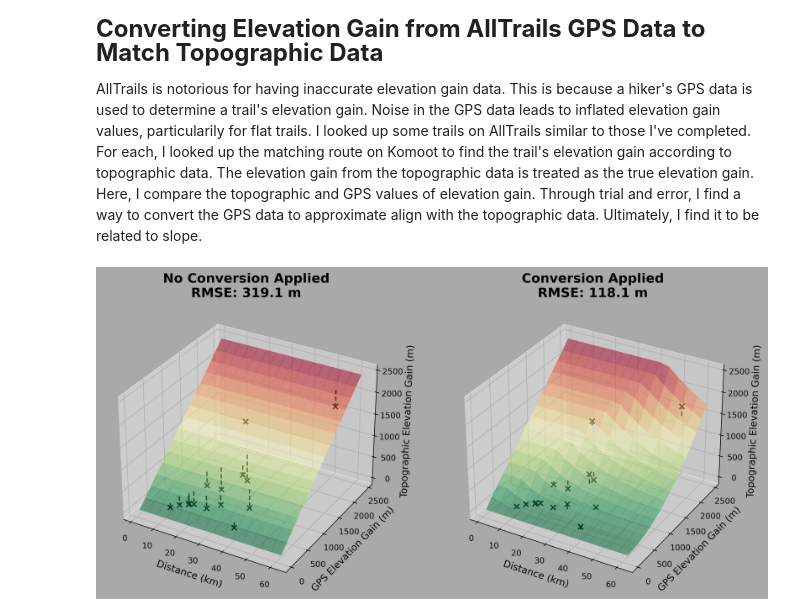
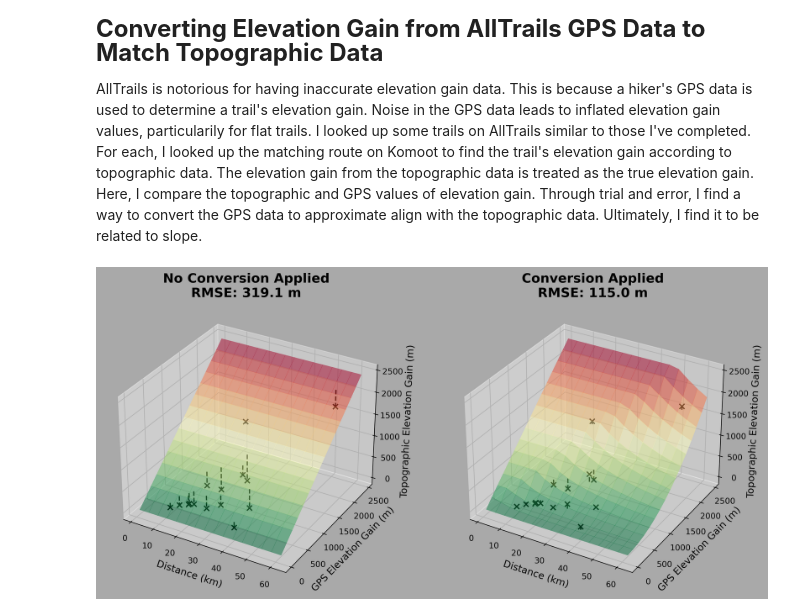
Before and after one commit to jgbreault/MyTrails, a Jupyter notebook: ElevationGainConversionFinder.ipynb, the cells around one changed output. Saved outputs shown, nothing was run; the diff lists cells and outputs as text; code cells hidden in the pictures.

Commit message:
improving elevation gain conversion

```diff
--- a/ElevationGainConversionFinder.ipynb
+++ b/ElevationGainConversionFinder.ipynb
@@ -13,7 +13,7 @@ def convertGPS2Topo(dist, gpsGain, apply=True):
     slope = gpsGain/dist
 
     if apply:
-        topoGain = gpsGain*(slope/maxSlope)
+        topoGain = gpsGain*(slope/50)
     else:
         topoGain = gpsGain
 
@@ -25,7 +25,6 @@ def convertGPS2Topo(dist, gpsGain, apply=True):
 # fetching data
 trails = pd.read_csv("ElevationGainSources.csv", engine='python')
 trails['slope'] = trails.gps_gain/trails.distance
-maxSlope = trails.slope.max()
 
 fig, ax = plt.subplots(nrows=1, ncols=2, subplot_kw={"projection": "3d"})
 
@@ -49,31 +48,31 @@ for i, axi in enumerate(ax):
         title = 'No Conversion Applied\n'
     else:
         Z = convertGPS2Topo(dists, gpsGains)
         title = 'Conversion Applied\n'
 
     DS_sum = 0
     for j in range(len(x)):
         interpolated_z = griddata((dists.flatten(), gpsGains.flatten()), Z.flatten(), (x[j], y[j]), method='linear')
         DS_sum += (interpolated_z - z[j])**2
         axi.plot([x[j], x[j]], [y[j], y[j]], [interpolated_z, z[j]], c='k', ls='--')
     RMSE = np.sqrt(DS_sum/len(x))
 
     axi.set_title(f"{title}RMSE: {round(RMSE,1)} m", size=16, fontweight='bold')
 
     axi.plot_surface(dists, gpsGains, Z, cmap=cm.RdYlGn_r, alpha=0.5, antialiased=False)
     axi.view_init(30, -60)
 
     axi.set_xlabel('Distance (km)', size=12)
     axi.set_ylabel('GPS Elevation Gain (m)', size=12)
     axi.set_zlabel('Topographic Elevation Gain (m)', size=12)
 
 fig.set_dpi(300)
 fig.set_size_inches(14, 7)
 bgColor = 'darkgrey'
 plt.rcParams['axes.facecolor'] = bgColor
 fig.patch.set_facecolor(bgColor)
 
 plt.savefig(f'images/GPStoTopographicElevationGain', bbox_inches='tight')
 plt.show()
 # %% [output]
-[figure, old version]
+[figure, new version]
```
Also changed, not shown: 1 other file.
